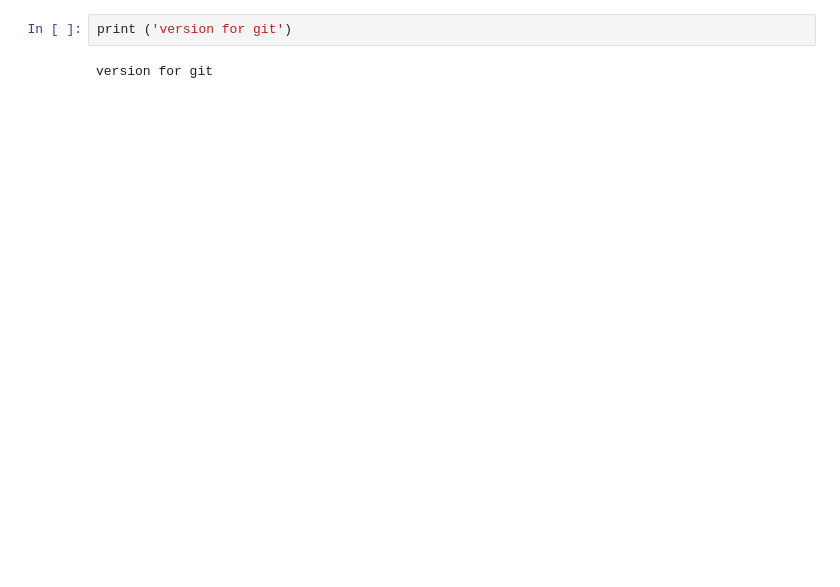
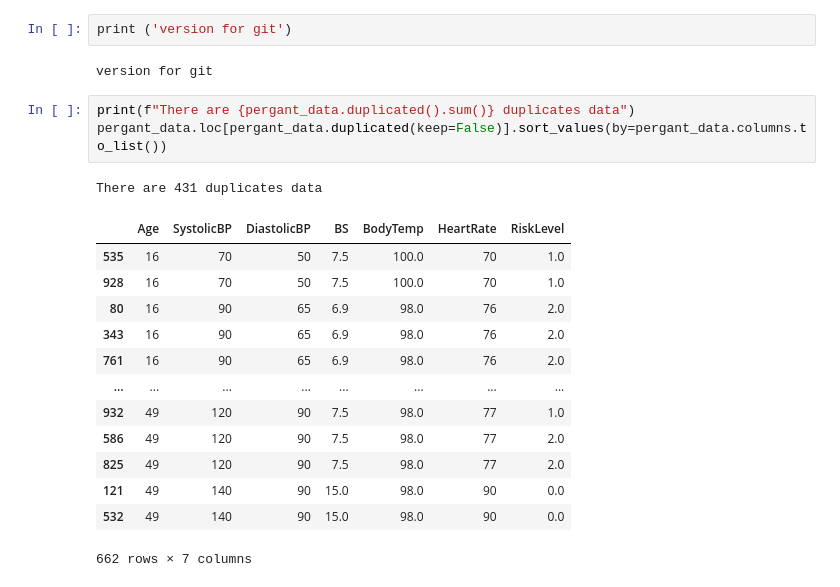
Before and after one commit to Ylika/ONE, a Jupyter notebook: ProjectOne05_12.ipynb, the cells around one changed output. Cells and saved outputs as stored; diff of their text form; blank space fills up the shorter version.

Commit message:
duplicate

```diff
--- a/ProjectOne05_12.ipynb
+++ b/ProjectOne05_12.ipynb
@@ -460,3 +460,21 @@ Saving figure confusion_matrix_plot
 print ('version for git')
 # %% [output]
 version for git
+# %%
+print(f"There are {pergant_data.duplicated().sum()} duplicates data")
+pergant_data.loc[pergant_data.duplicated(keep=False)].sort_values(by=pergant_data.columns.to_list())
+# %% [output]
+There are 431 duplicates data
+|  | Age | SystolicBP | DiastolicBP | BS | BodyTemp | HeartRate | RiskLevel |
+| 535 | 16 | 70 | 50 | 7.5 | 100.0 | 70 | 1.0 |
+| 928 | 16 | 70 | 50 | 7.5 | 100.0 | 70 | 1.0 |
+| 80 | 16 | 90 | 65 | 6.9 | 98.0 | 76 | 2.0 |
+| 343 | 16 | 90 | 65 | 6.9 | 98.0 | 76 | 2.0 |
+| 761 | 16 | 90 | 65 | 6.9 | 98.0 | 76 | 2.0 |
+| ... | ... | ... | ... | ... | ... | ... | ... |
+| 932 | 49 | 120 | 90 | 7.5 | 98.0 | 77 | 1.0 |
+| 586 | 49 | 120 | 90 | 7.5 | 98.0 | 77 | 2.0 |
+| 825 | 49 | 120 | 90 | 7.5 | 98.0 | 77 | 2.0 |
+| 121 | 49 | 140 | 90 | 15.0 | 98.0 | 90 | 0.0 |
+| 532 | 49 | 140 | 90 | 15.0 | 98.0 | 90 | 0.0 |
+662 rows × 7 columns
```
Also changed, not shown: parts of 7 cells of this notebook, 3 other files.
